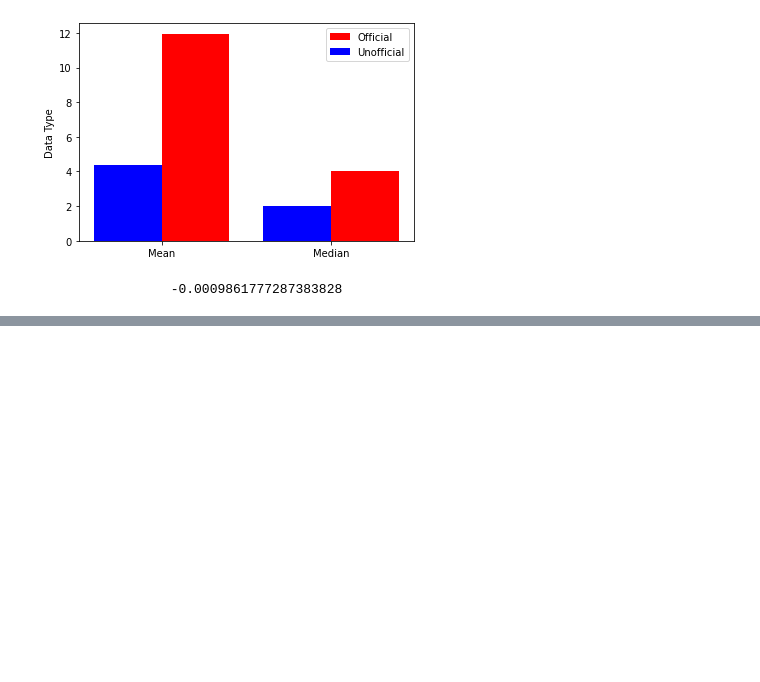
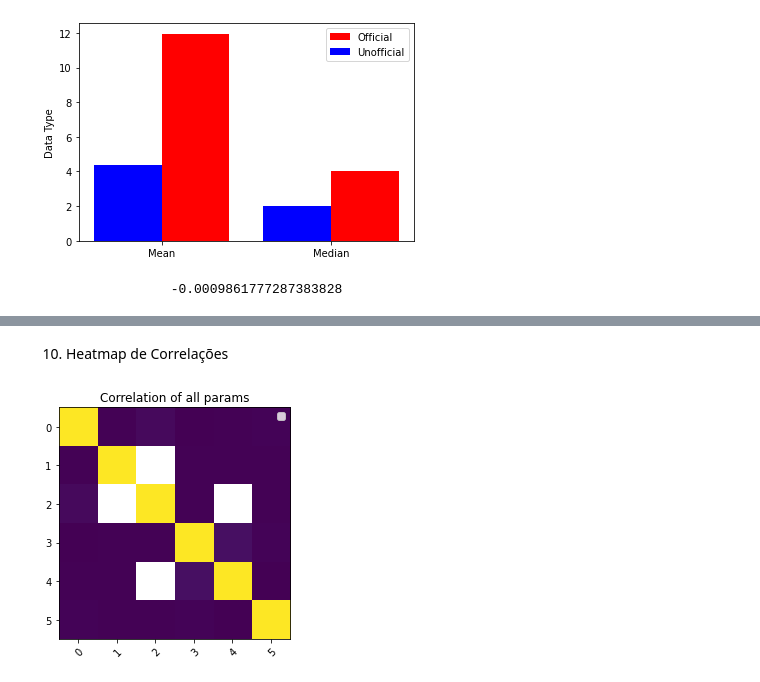
Before and after one commit to mrdedede/Incognia-Project, a Jupyter notebook: graficos.ipynb, the cells around one changed output, grey strips where cells are left out. Cells and saved outputs as stored; diff of their text form; code cells hidden in the pictures; blank space fills up the shorter version.

```diff
--- a/graficos.ipynb
+++ b/graficos.ipynb
@@ -315,0 +316,34 @@ external_vs_ato(logins_copy)
+# %% [markdown]
+10. Heatmap de Correlações
+# %%
+def corr_heatmap(logins):
+    lc = logins.copy()
+    date = (logins['timestamp']/86400000).values.astype(dtype='datetime64[D]')
+    day_number = pd.Series(date , copy=False).dt.dayofweek
+    lc['daynumber'] = day_number
+
+    param_list = ['ato', 'daynumber', 'suspicious_location', 'boot_count',
+                'wallpaper_per_accounts', 'probable_root']
+    corr_list = []
+    for param1 in param_list:
+        cur_list = []
+        for param2 in param_list:
+            cur_list.append(lc[param1].corr(lc[param2]))
+        corr_list.append(cur_list)
+
+    corr_list = np.array(corr_list)
+
+    fig, ax = plt.subplots()
+    im = ax.imshow(corr_list)
+
+    ax.set_xticks(np.arange(len(param_list)))
+    ax.set_yticks(np.arange(len(param_list)))
+
+    plt.setp(ax.get_xticklabels(), rotation=45, ha="right", rotation_mode="anchor")
+    ax.set_title("Correlation of all params")
+    fig.tight_layout()
+    plt.show()
+
+corr_heatmap(logins_copy)
+# %% [output]
+[figure, added]
```
Also changed, not shown: parts of 4 cells of this notebook, 1 other file.
